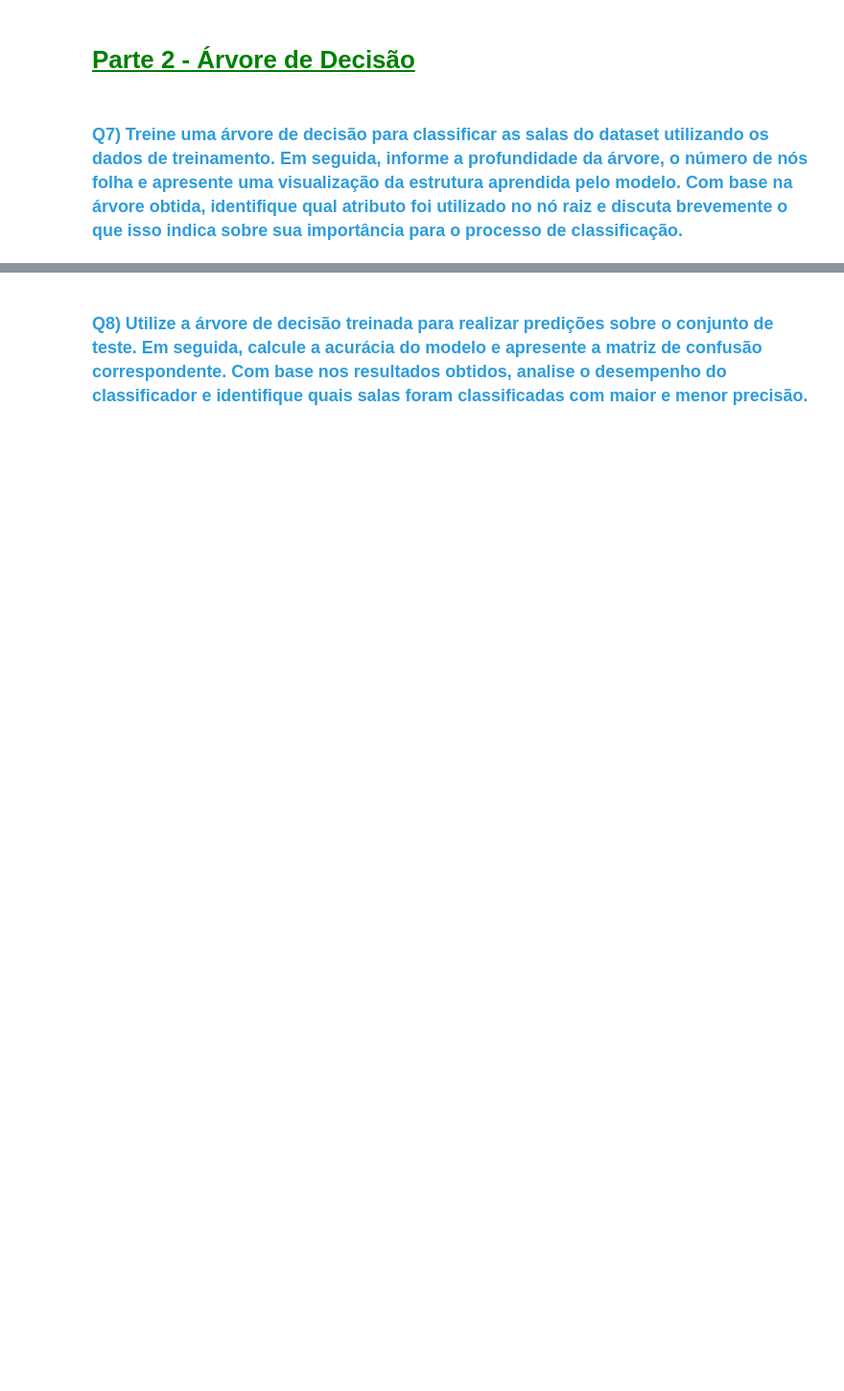
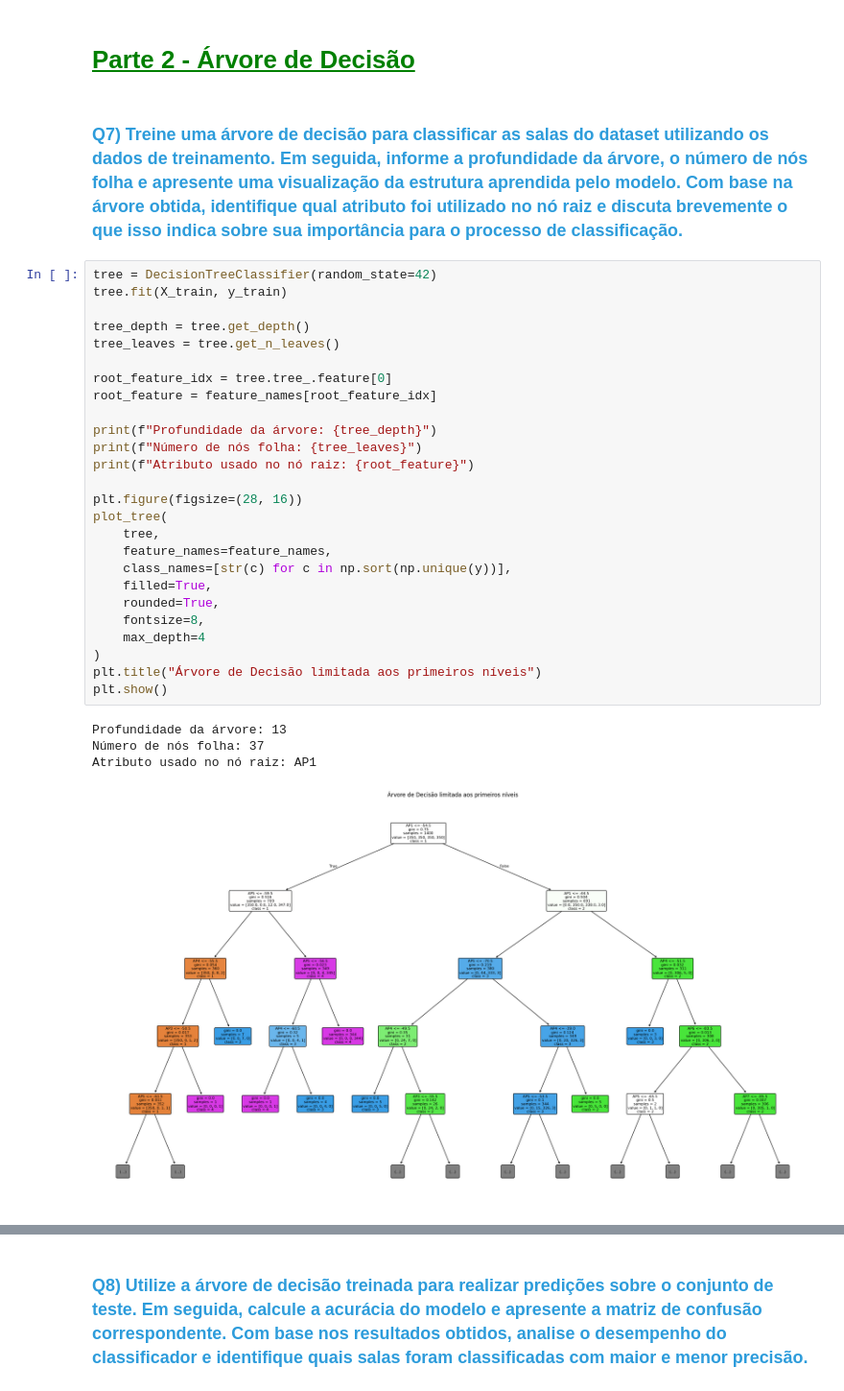
Before and after one commit to jaumg2004/Academia-Digital, a Jupyter notebook: lab/c24_2026_1_ll_atividade_09_mmmm.ipynb, the cells around one changed output, grey strips where cells are left out. Shown at 96% size. Cells and saved outputs as stored; diff of their text form; blank space fills up the shorter version.

```diff
--- a/lab/c24_2026_1_ll_atividade_09_mmmm.ipynb
+++ b/lab/c24_2026_1_ll_atividade_09_mmmm.ipynb
@@ -79,3 +276,34 @@ df.head()
 # <font color='green'><u><b>Parte 2 - Árvore de Decisão</b></u></font>
 # %% [markdown]
 ### <font color='#2D9CDB'>Q7) Treine uma árvore de decisão para classificar as salas do dataset utilizando os dados de treinamento. Em seguida, informe a profundidade da árvore, o número de nós folha e apresente uma visualização da estrutura aprendida pelo modelo. Com base na árvore obtida, identifique qual atributo foi utilizado no nó raiz e discuta brevemente o que isso indica sobre sua importância para o processo de classificação.</font>
+# %%
+tree = DecisionTreeClassifier(random_state=42)
+tree.fit(X_train, y_train)
+
+tree_depth = tree.get_depth()
+tree_leaves = tree.get_n_leaves()
+
+root_feature_idx = tree.tree_.feature[0]
+root_feature = feature_names[root_feature_idx]
+
+print(f"Profundidade da árvore: {tree_depth}")
+print(f"Número de nós folha: {tree_leaves}")
+print(f"Atributo usado no nó raiz: {root_feature}")
+
+plt.figure(figsize=(28, 16))
+plot_tree(
+    tree,
+    feature_names=feature_names,
+    class_names=[str(c) for c in np.sort(np.unique(y))],
+    filled=True,
+    rounded=True,
+    fontsize=8,
+    max_depth=4
+)
+plt.title("Árvore de Decisão limitada aos primeiros níveis")
+plt.show()
+# %% [output]
+Profundidade da árvore: 13
+Número de nós folha: 37
+Atributo usado no nó raiz: AP1
+[figure, added]
```
Also changed, not shown: parts of 44 cells of this notebook.
